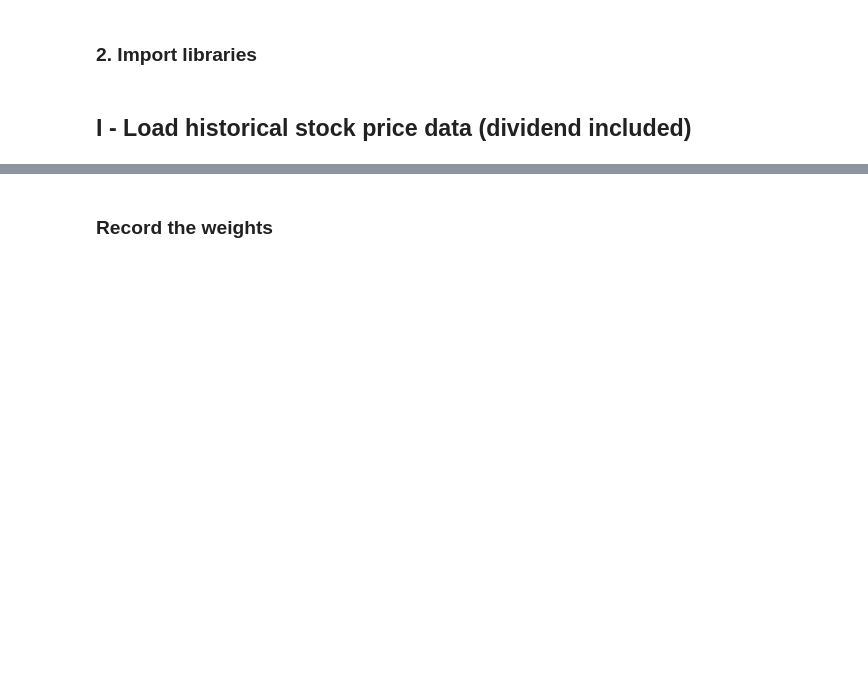
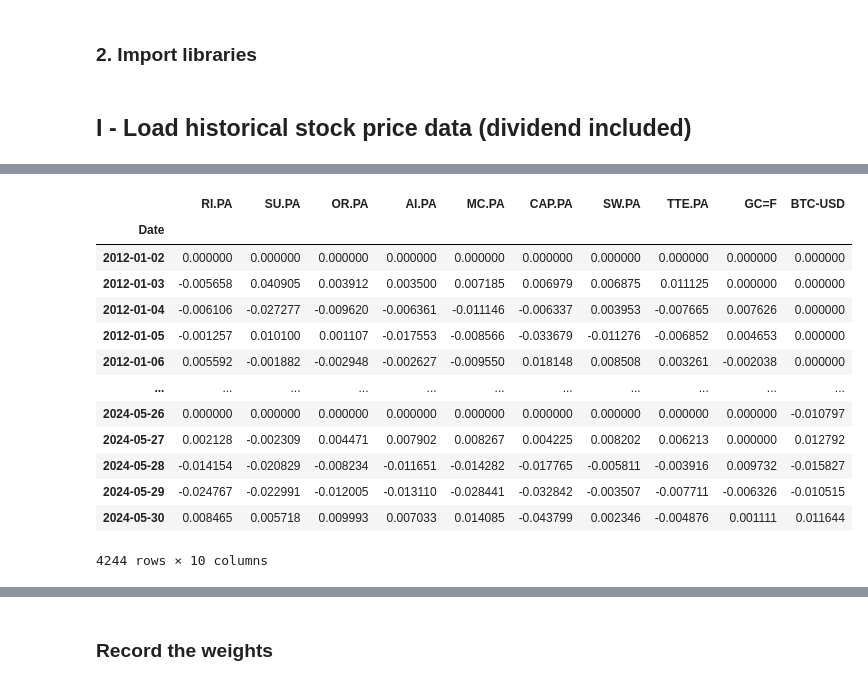
Before and after one commit to emlori/Markowitz-Efficient-Frontier, a Jupyter notebook: Markowitz efficient frontier.ipynb, the cells around one changed output, grey strips where cells are left out. Cells and saved outputs as stored; diff of their text form; code cells hidden in the pictures; blank space fills up the shorter version.

```diff
--- a/Markowitz efficient frontier.ipynb
+++ b/Markowitz efficient frontier.ipynb
@@ -67,3 +56,25 @@ data.tail(10)
+# %%
+# Forward fill missing data for all tickers to handle NaN values due to non-trading days
+data_filled = data.fillna(method='ffill')
+# %%
+returns_ticker = data_filled.pct_change().fillna(0)
+#returns_ticker[abs(returns_ticker['Close']['OR.PA']- returns_ticker['Adj Close']['OR.PA']) > 0.000001]
+returns_ticker
+# %% [output]
+|  | RI.PA | SU.PA | OR.PA | AI.PA | MC.PA | CAP.PA | SW.PA | TTE.PA | GC=F | BTC-USD |
+| Date |  |  |  |  |  |  |  |  |  |  |
+| 2012-01-02 | 0.000000 | 0.000000 | 0.000000 | 0.000000 | 0.000000 | 0.000000 | 0.000000 | 0.000000 | 0.000000 | 0.000000 |
+| 2012-01-03 | -0.005658 | 0.040905 | 0.003912 | 0.003500 | 0.007185 | 0.006979 | 0.006875 | 0.011125 | 0.000000 | 0.000000 |
+| 2012-01-04 | -0.006106 | -0.027277 | -0.009620 | -0.006361 | -0.011146 | -0.006337 | 0.003953 | -0.007665 | 0.007626 | 0.000000 |
+| 2012-01-05 | -0.001257 | 0.010100 | 0.001107 | -0.017553 | -0.008566 | -0.033679 | -0.011276 | -0.006852 | 0.004653 | 0.000000 |
+| 2012-01-06 | 0.005592 | -0.001882 | -0.002948 | -0.002627 | -0.009550 | 0.018148 | 0.008508 | 0.003261 | -0.002038 | 0.000000 |
+| ... | ... | ... | ... | ... | ... | ... | ... | ... | ... | ... |
+| 2024-05-26 | 0.000000 | 0.000000 | 0.000000 | 0.000000 | 0.000000 | 0.000000 | 0.000000 | 0.000000 | 0.000000 | -0.010797 |
+| 2024-05-27 | 0.002128 | -0.002309 | 0.004471 | 0.007902 | 0.008267 | 0.004225 | 0.008202 | 0.006213 | 0.000000 | 0.012792 |
+| 2024-05-28 | -0.014154 | -0.020829 | -0.008234 | -0.011651 | -0.014282 | -0.017765 | -0.005811 | -0.003916 | 0.009732 | -0.015827 |
+| 2024-05-29 | -0.024767 | -0.022991 | -0.012005 | -0.013110 | -0.028441 | -0.032842 | -0.003507 | -0.007711 | -0.006326 | -0.010515 |
+| 2024-05-30 | 0.008465 | 0.005718 | 0.009993 | 0.007033 | 0.014085 | -0.043799 | 0.002346 | -0.004876 | 0.001111 | 0.011644 |
+4244 rows × 10 columns
 # %%
 # Step 4: Calculate expected returns and the covariance matrix
 mean_returns_ticker = returns_ticker.mean()
```
Also changed, not shown: parts of 20 cells of this notebook.
